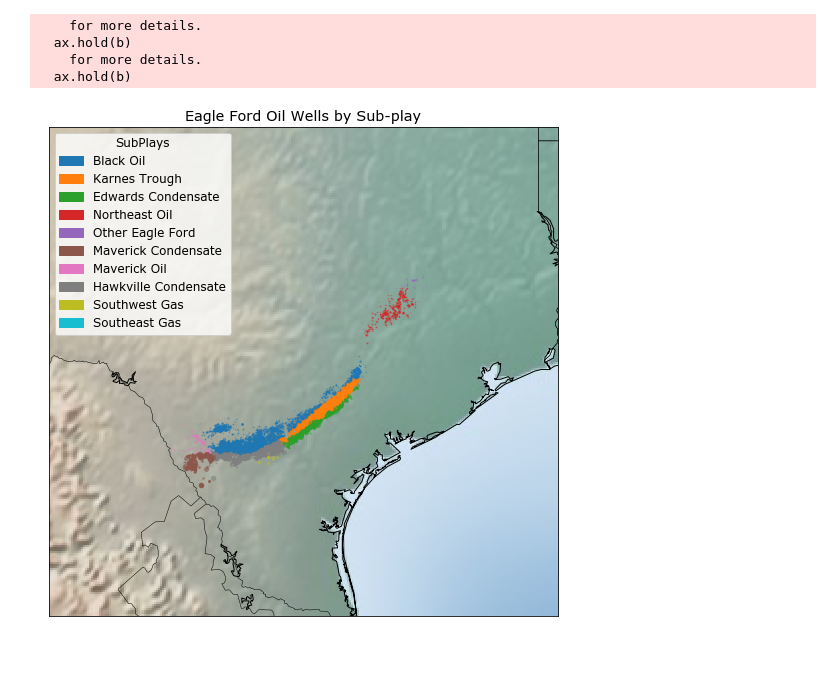
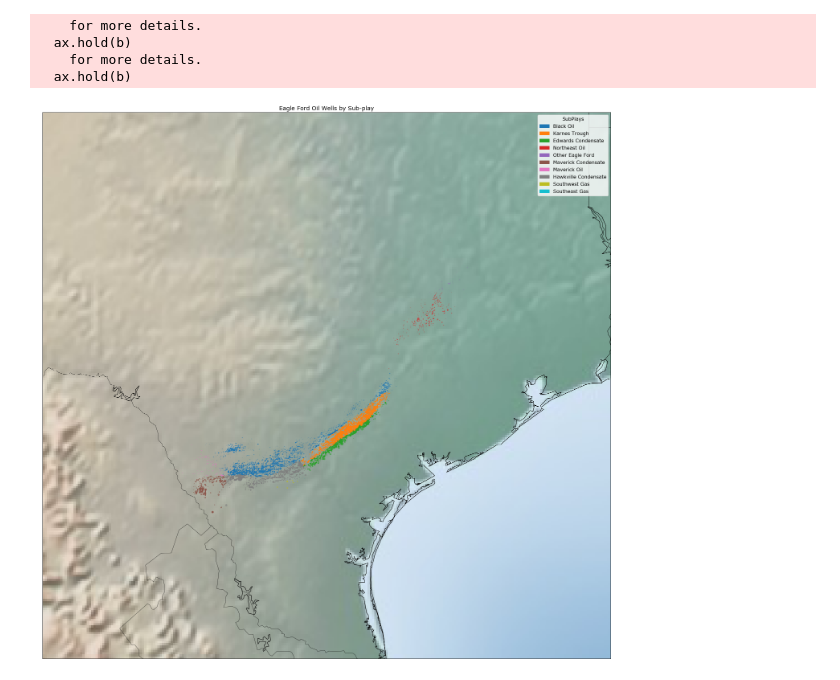
Before and after one commit to DaryaRudych/EagleFord-Oil-Project, a Jupyter notebook: Map by Sub-Play.ipynb, the cells around one changed output. Cells and saved outputs as stored; diff of their text form; code cells hidden in the pictures.

```diff
--- a/Map by Sub-Play.ipynb
+++ b/Map by Sub-Play.ipynb
@@ -32,7 +32,7 @@ zoom_scale = 2
 bbox = [np.min(lats)-zoom_scale,np.max(lats)+zoom_scale,\
         np.min(lons)-zoom_scale,np.max(lons)+zoom_scale]
 
-fig, ax = plt.subplots(figsize=(15,9))
+plt.figure(figsize=(30,25))
 plt.title("Eagle Ford Oil Wells by Sub-play")
 
 # Define the projection, scale, the corners of the map, and the resolution.
@@ -71,31 +71,31 @@ for i in range(len(oSubPlay)):
 # subplay_color_dict = dict(zip(subplays, color_set)) # Creates a dictionary so each sub-play has a colour code
 #Color each well according to a sub-play it belongs to
 
 for i in range(len(oSubPlay)):
     x,y = m(float(olons[i]), float(olats[i]))
     msize = boeSz[i]*min_marker_size
     m.plot(x, y, marker = 'o', c=str(oSubPlayInt[i]), markersize=msize, alpha=0.5, latlon=False)
 
 
 #cb = plt.colorbar(scat, spacing='proportional',ticks=bounds)
 legend_list = []
 handles_list = []
 for k in seen_first.keys():
     legend_list.append(k)
 
 for i in range(len(legend_list)):
     handles_list.append(mpatches.Patch(color=seen_first[legend_list[i]], label=legend_list[i]))
 
 plt.legend(handles=handles_list, title='SubPlays')
 
 
 
 # save the figure and show it
 plt.savefig('EagleFordSubPlays.png', format='png', dpi=96, transparent=True)
 plt.show()
 # %% [output]
     for more details.
   ax.hold(b)
     for more details.
   ax.hold(b)
-[figure, old version]
+[figure, new version]
```
Also changed, not shown: 3 other files.
